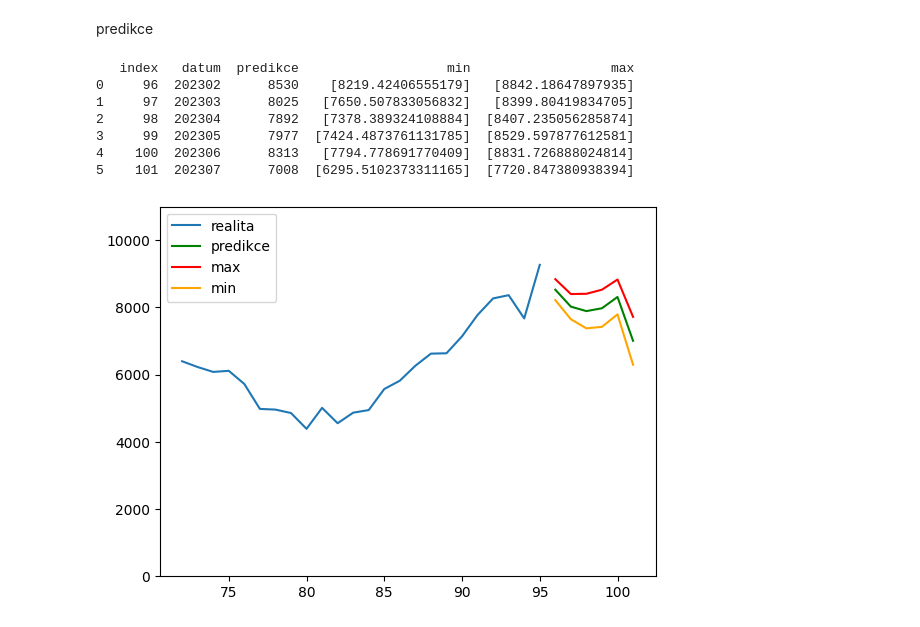
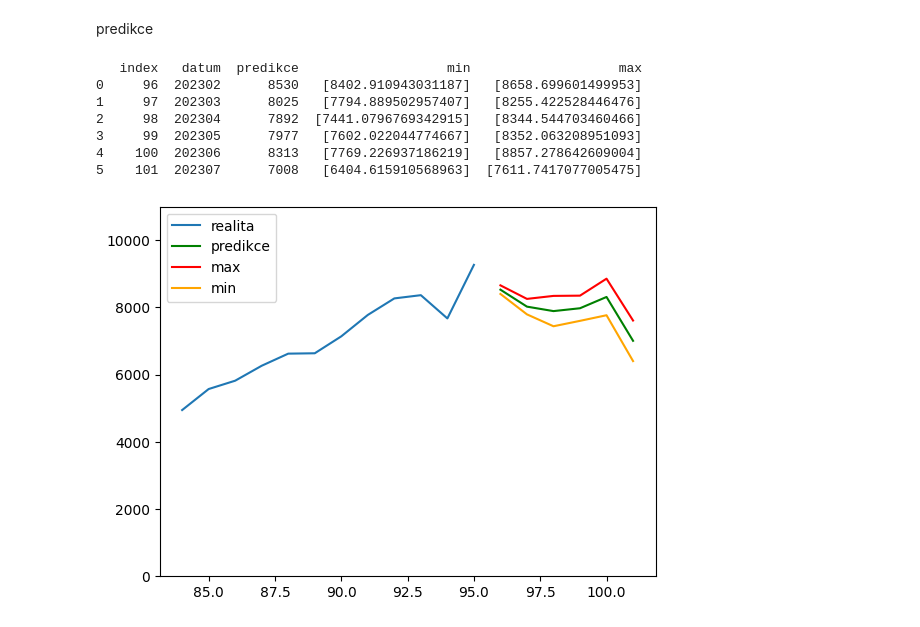
Before and after one commit to HonzaHalik/sws, a Jupyter notebook: code/predictive modeling/funkcni/predictive regresion model long term dev.ipynb, the cells around one changed output. Drawn from its saved outputs; the diff is of its cells as text; code cells hidden in the pictures.

```diff
--- a/code/predictive modeling/funkcni/predictive regresion model long term dev.ipynb
+++ b/code/predictive modeling/funkcni/predictive regresion model long term dev.ipynb
@@ -125,12 +125,15 @@ cena = ['cena-1','cena-2','cena-3','cena-4','cena-5','cena-6','cena-7']
 zobrazeni = ['zobrazeni-1','zobrazeni-2','zobrazeni-3','zobrazeni-4','zobrazeni-5','zobrazeni-6','zobrazeni-7']
 doba = ['doba-1','doba-2','doba-3','doba-4','doba-5','doba-6','doba-7']
 
+#nacist modely
+models = []
 
-#nacist modely
 # nacist nejlepsi model
-for i in range(1,len(models)):
+for i in range(1,7):
     filename = fr'C:\Users\halik\OneDrive\development\github\sws\code\predictive modeling\funkcni\finalized_model_longtermdev_{i}.sav'
     model = pickle.load(open(filename, 'rb'))
+    models.append(model)
+
 #nacist rmse pro modely
 with open('rmse.pkl', 'rb') as file:
     rmse_values = pickle.load(file)
@@ -149,39 +152,43 @@ for i in range(1,7):
     x_new = x_new.drop(x_new.index[i:])
     x_new = x_new.drop(x_new.index[:-1])
 
     # vybrat spravnej model
     model = models[i-1]
     #predikce na novych datech
     y_new_pred = model.predict(x_new)
     #print(f"{x_new[['datum']]} : {str(y_new_pred)[2:-2]}\n")
 
     # Create a dictionary to hold the values for each prediction
     prediction = {"index" : int(x_new_pro_graf.index.values),
                 "datum": x_new["datum"].values[0],
                 "predikce": int(y_new_pred[0]),
                 "min": y_new_pred[0] - rmse_values[i-1],
                 "max": y_new_pred[0] + rmse_values[i-1]}
     # Add the prediction to the list of predictions
     predictions.append(prediction)
 
 # Create the final dataframe from the list of predictions
 df_predictions = pd.DataFrame(predictions)
 print(df_predictions)
 #graf
-plt.plot(X.index[-24:].values,Y[-24:], label='realita')
+#definovat realna data
+X_graf = df[["datum"]]
+Y_graf = df[['aktivni']]
+
+plt.plot(X_graf.index[-24:].values,Y_graf[-24:], label='realita')
 plt.plot(df_predictions['index'], df_predictions['predikce'], color="green", label="predikce")
 plt.plot(df_predictions['index'], df_predictions['max'], color='red', label="max")
 plt.plot(df_predictions['index'], df_predictions['min'], color="orange", label="min")
 # zobrazuje graf od 0 na ose y
 plt.ylim(0, 11000)
 plt.legend()
 plt.show()
 # %% [output]
-   index   datum  predikce                   min                  max
-0     96  202302      8530    [8219.42406555179]   [8842.18647897935]
-1     97  202303      8025   [7650.507833056832]   [8399.80419834705]
-2     98  202304      7892   [7378.389324108884]  [8407.235056285874]
-3     99  202305      7977  [7424.4873761131785]  [8529.597877612581]
-4    100  202306      8313   [7794.778691770409]  [8831.726888024814]
-5    101  202307      7008  [6295.5102373311165]  [7720.847380938394]
+   index   datum  predikce                   min                   max
+0     96  202302      8530   [8402.910943031187]   [8658.699601499953]
+1     97  202303      8025   [7794.889502957407]   [8255.422528446476]
+2     98  202304      7892  [7441.0796769342915]   [8344.544703460466]
+3     99  202305      7977   [7602.022044774667]   [8352.063208951093]
+4    100  202306      8313   [7769.226937186219]   [8857.278642609004]
+5    101  202307      7008   [6404.615910568963]  [7611.7417077005475]
-[figure, old version]
+[figure, new version]
```
Also changed, not shown: 8 other files.
